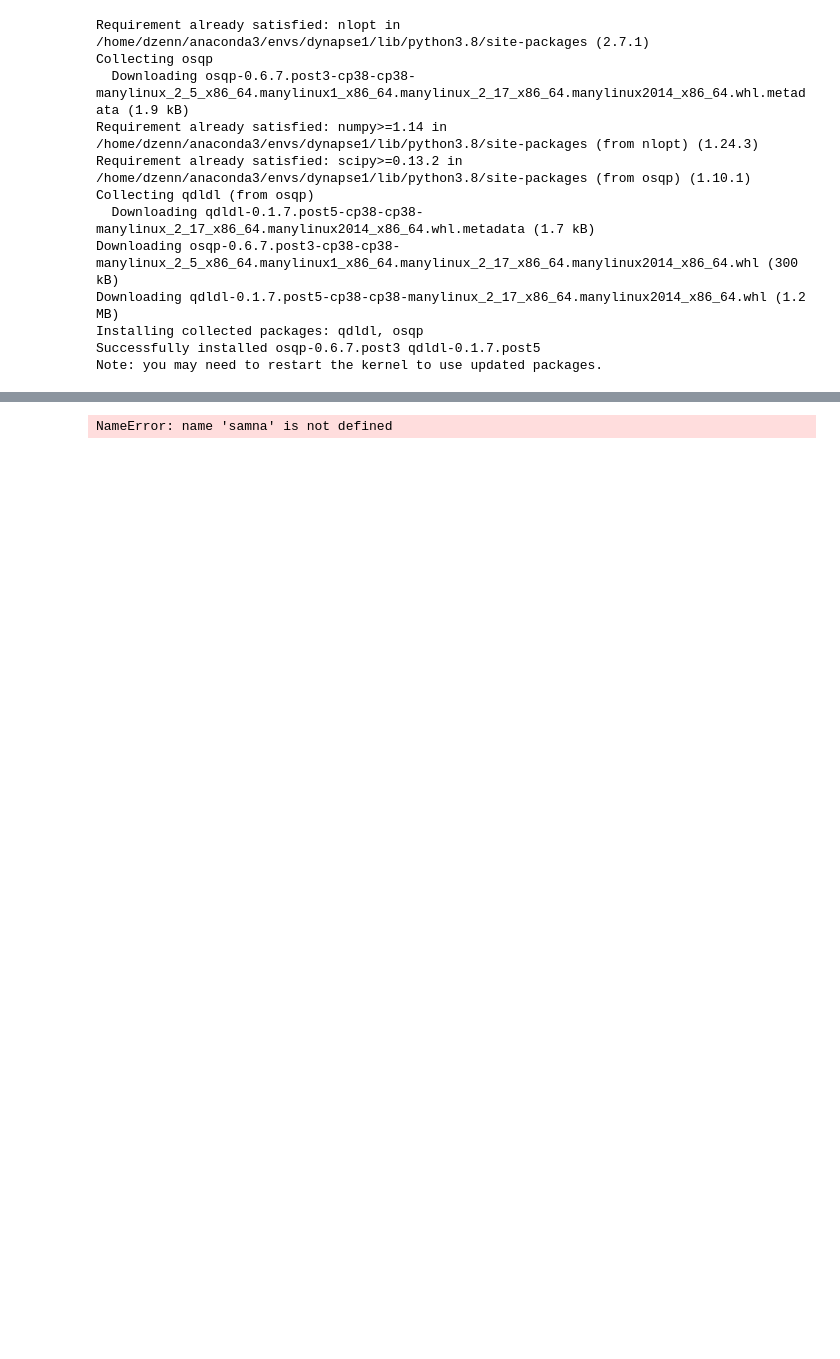
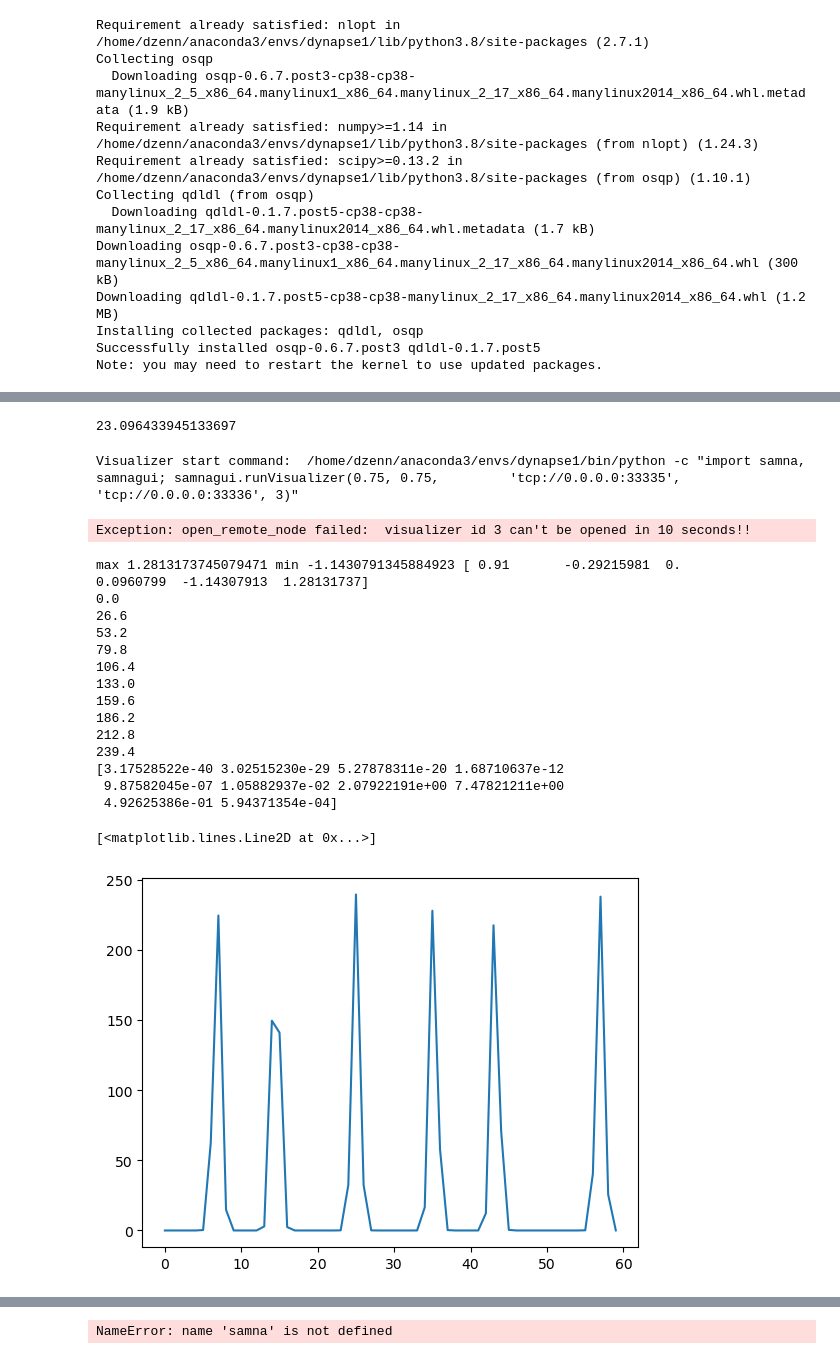
Before and after one commit to irecodes/neuromorphic_dreaming, a Jupyter notebook: train.ipynb, the cells around one changed output, grey strips where cells are left out. Saved outputs shown, nothing was run; the diff lists cells and outputs as text; code cells hidden in the pictures; blank space fills up the shorter version.

Commit message:
Update network and parameters to work with DYNAP-SE correctly

```diff
--- a/train.ipynb
+++ b/train.ipynb
@@ -169,0 +175,2 @@ Warning: add_destination is deprecated and will be removed in a future release,
+# %%
+run_threaded_gui(model)
@@ -461,3 +497,68 @@ REWARDS_MEAN [8.34, 36.06]
+# %%
+np.max(agent.state_out_policy)
+# %% [output]
+23.096433945133697
 # %%
 # open without GUI (for board connected to the remote machine)
 model, _ = ut.open_dynapse1(gui=False, sender_port=ut.free_port(), receiver_port=ut.free_port(), select_device=True)
+# %%
+ut.open_gui(model)
+# %% [output]
+Visualizer start command:  /home/dzenn/anaconda3/envs/dynapse1/bin/python -c "import samna, samnagui; samnagui.runVisualizer(0.75, 0.75,         'tcp://0.0.0.0:33335', 'tcp://0.0.0.0:33336', 3)"
+Exception: open_remote_node failed:  visualizer id 3 can't be opened in 10 seconds!!
+# %%
+print("max", np.max(RAM), "min", np.min(RAM), RAM[0])
+
+ram = RAM[10]
+
+sigma = 0.05
+agent.num_spikegens = 6*agent.spike_gens_per_input_value
+
+num_state_variables = 6
+num_place_cells_per_variable = agent.num_spikegens//num_state_variables
+place_cells_puck_x = np.zeros(num_place_cells_per_variable)
+place_cells_puck_y = np.zeros(num_place_cells_per_variable)
+place_cells_puck_x_dot = np.zeros(num_place_cells_per_variable)
+place_cells_puck_y_dot = np.zeros(num_place_cells_per_variable)
+place_cells_end_effector_x = np.zeros(num_place_cells_per_variable)
+place_cells_end_effector_y = np.zeros(num_place_cells_per_variable)
+
+        # Compute activity for each input spike generator
+for i in range(num_place_cells_per_variable):
+    place_cells_puck_x[i] = agent.gaussian(ram[0]/5, (i/num_place_cells_per_variable)-0.5, sigma)
+    place_cells_puck_y[i] = agent.gaussian(ram[1]/5, (i/num_place_cells_per_variable)-0.5, sigma)
+    place_cells_puck_x_dot[i] = agent.gaussian(ram[2]/5, (i/num_place_cells_per_variable)-0.5, sigma)
+    place_cells_puck_y_dot[i] = agent.gaussian(ram[3]/5, (i/num_place_cells_per_variable)-0.5, sigma)
+    place_cells_end_effector_x[i] = agent.gaussian(ram[4]/5, (i/num_place_cells_per_variable)-0.5, sigma)
+    place_cells_end_effector_y[i] = agent.gaussian(ram[5]/5, (i/num_place_cells_per_variable)-0.5, sigma)
+    print(i*266/num_place_cells_per_variable)
+
+scale = 30
+input_rates_to_plot = scale*np.concatenate((place_cells_puck_x,
+                                place_cells_puck_y,
+                                place_cells_puck_x_dot,
+                                place_cells_puck_y_dot,
+                                place_cells_end_effector_x,
+                                place_cells_end_effector_y,
+                                np.zeros(agent.num_spikegens%num_state_variables)))
+
+print(place_cells_puck_x)
+
+plt.plot(np.arange(len(input_rates_to_plot)), input_rates_to_plot)
+# %% [output]
+max 1.2813173745079471 min -1.1430791345884923 [ 0.91       -0.29215981  0.          0.0960799  -1.14307913  1.28131737]
+0.0
+26.6
+53.2
+79.8
+106.4
+133.0
+159.6
+186.2
+212.8
+239.4
+[3.17528522e-40 3.02515230e-29 5.27878311e-20 1.68710637e-12
+ 9.87582045e-07 1.05882937e-02 2.07922191e+00 7.47821211e+00
+ 4.92625386e-01 5.94371354e-04]
+[<matplotlib.lines.Line2D at 0x...>]
+[figure, added]
```
Also changed, not shown: parts of 14 cells of this notebook, 3 other files.
